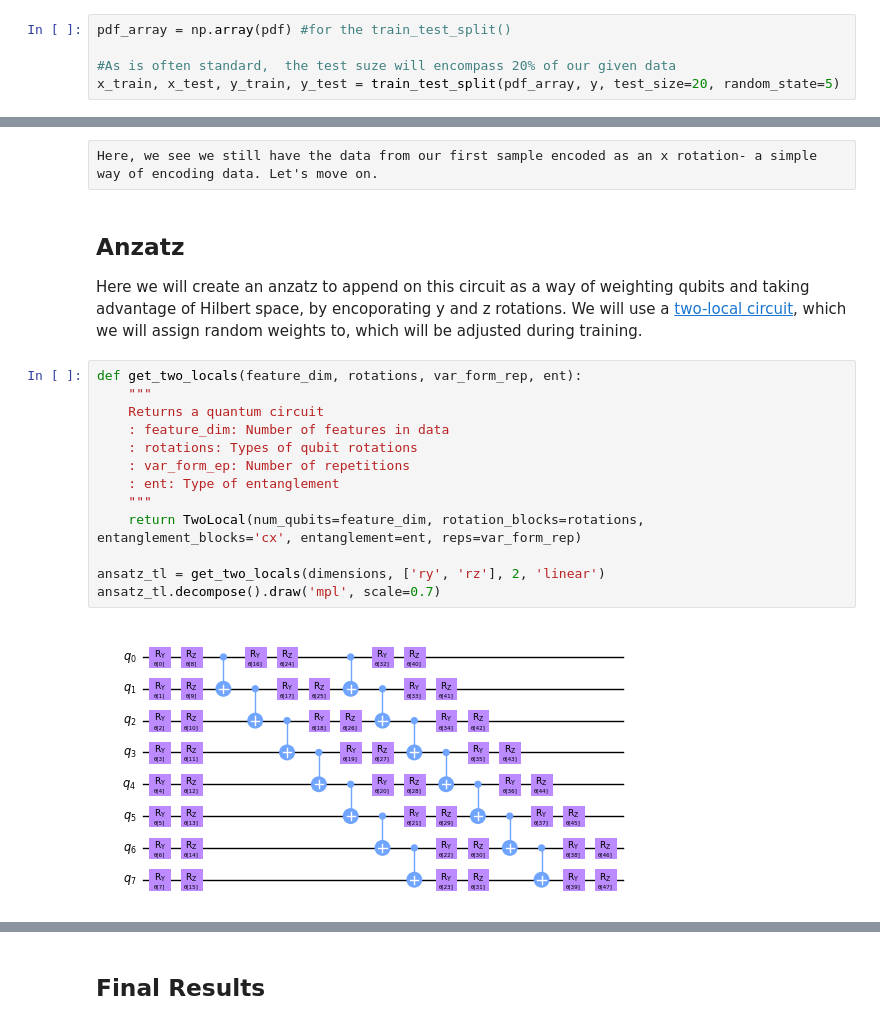
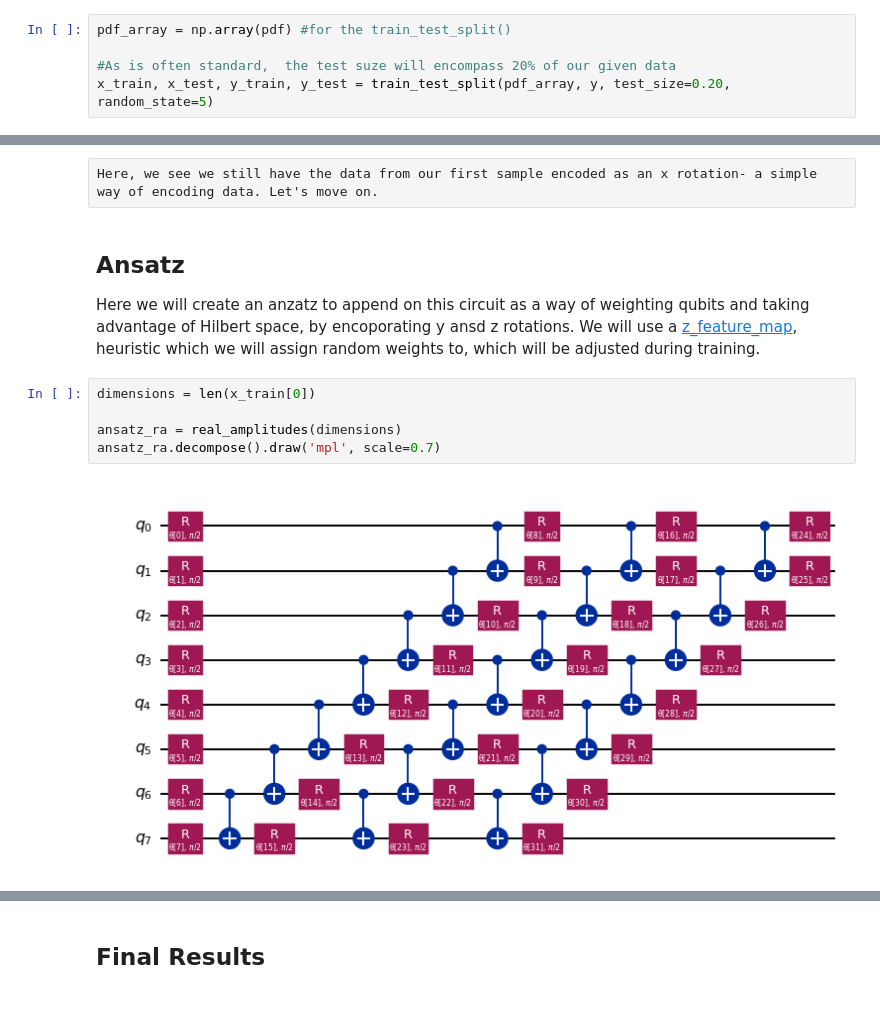
Before and after one commit to 11kmystic/Portfolio, a Jupyter notebook: Breast Cancer QML Demo.ipynb, the cells around one changed output, grey strips where cells are left out. Cells and saved outputs as stored; diff of their text form.

```diff
--- a/Breast Cancer QML Demo.ipynb
+++ b/Breast Cancer QML Demo.ipynb
@@ -129,7 +154,7 @@ pdf
 pdf_array = np.array(pdf) #for the train_test_split()
 
 #As is often standard,  the test suze will encompass 20% of our given data
-x_train, x_test, y_train, y_test = train_test_split(pdf_array, y, test_size=20, random_state=5)
+x_train, x_test, y_train, y_test = train_test_split(pdf_array, y, test_size=0.20, random_state=5)
 # %% [markdown]
 ## Data Embedding
 
@@ -209,20 +192,12 @@ feature_map.assign_parameters({k:v for (k,v) in zip(feature_map.parameters, x_tr
 # %% [raw]
 Here, we see we still have the data from our first sample encoded as an x rotation- a simple way of encoding data. Let's move on.
 # %% [markdown]
-## Anzatz
-Here we will create an anzatz to append on this circuit as a way of weighting qubits and taking advantage of Hilbert space, by encoporating y and z rotations. We will use a [two-local circuit](https://qiskit.org/documentation/stubs/qiskit.circuit.library.TwoLocal.html?highlight=twolocal#qiskit.circuit.library.TwoLocal), which we will assign random weights to, which will be adjusted during training.
+## Ansatz
+Here we will create an anzatz to append on this circuit as a way of weighting qubits and taking advantage of Hilbert space, by encoporating y ansd z rotations. We will use a [z_feature_map](https://quantum.cloud.ibm.com/docs/en/api/qiskit/qiskit.circuit.library.z_feature_map), heuristic which we will assign random weights to, which will be adjusted during training.
 # %%
-def get_two_locals(feature_dim, rotations, var_form_rep, ent):
-    """
-    Returns a quantum circuit
-    : feature_dim: Number of features in data
-    : rotations: Types of qubit rotations
-    : var_form_ep: Number of repetitions
-    : ent: Type of entanglement
-    """
-    return TwoLocal(num_qubits=feature_dim, rotation_blocks=rotations, entanglement_blocks='cx', entanglement=ent, reps=var_form_rep)
+dimensions = len(x_train[0])
 
-ansatz_tl = get_two_locals(dimensions, ['ry', 'rz'], 2, 'linear')
-ansatz_tl.decompose().draw('mpl', scale=0.7)
+ansatz_ra = real_amplitudes(dimensions)
+ansatz_ra.decompose().draw('mpl', scale=0.7)
 # %% [output]
-[figure, old version]
+[figure, new version]
```
Also changed, not shown: parts of 28 cells of this notebook.
